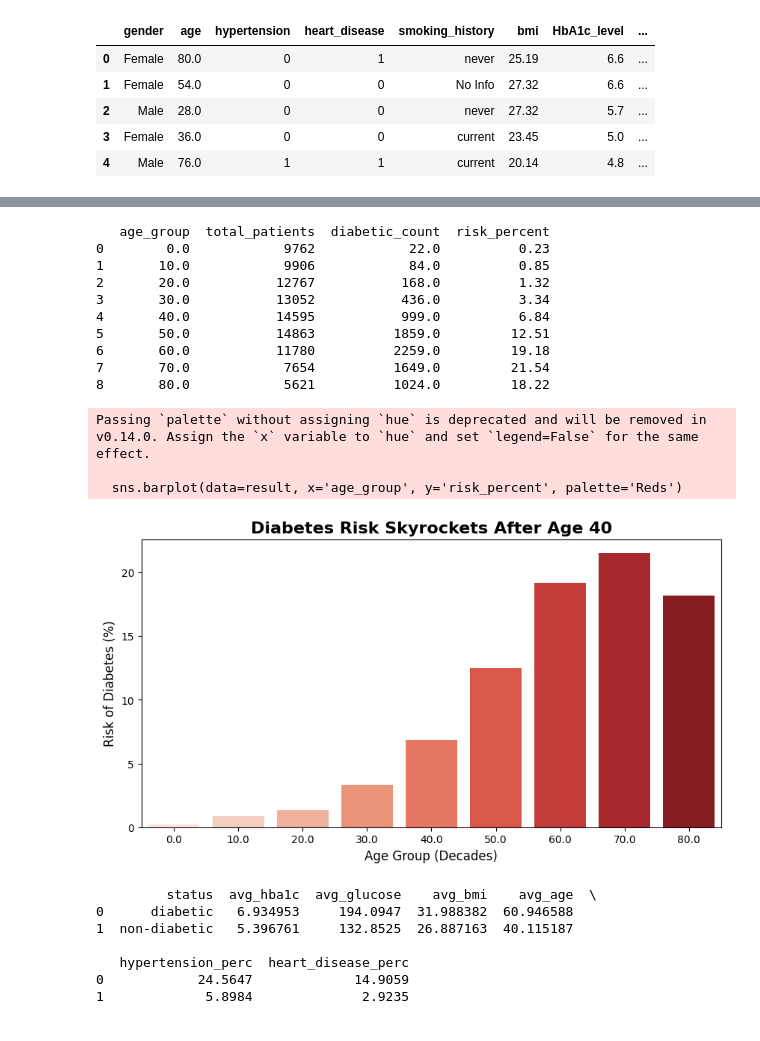
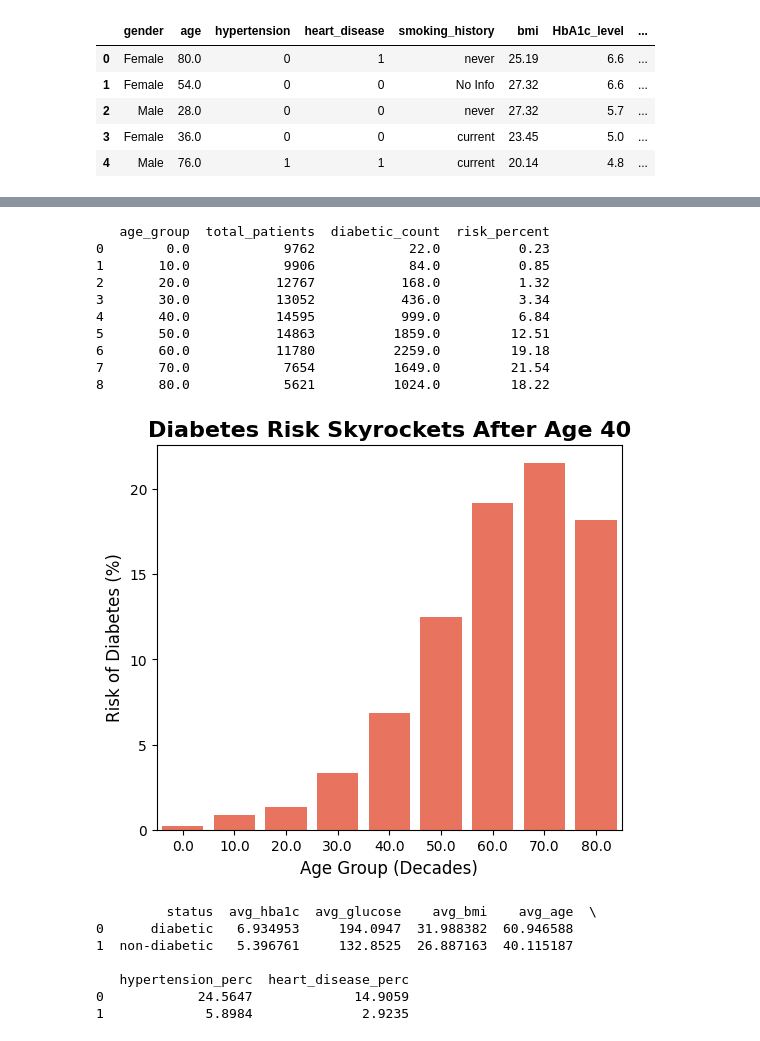
Before and after one commit to kunwarsaurav/disease-prediction-, a Jupyter notebook: eda.ipynb, the cells around one changed output, grey strips where cells are left out. Saved outputs shown, nothing was run; the diff lists cells and outputs as text; code cells hidden in the pictures.

Commit message:
visual going

```diff
--- a/eda.ipynb
+++ b/eda.ipynb
@@ -33,35 +57,32 @@ print(result)
 # %%
 with open('sql/agegroup.sql') as f:
     query= f.read()
 result = pd.read_sql(query, engine)
 
 print(result)
 
 
-# Step 3: Plot
-plt.figure(figsize=(10, 5))
-# We use a barplot. x is the age group, y is the risk percentage.
-sns.barplot(data=result, x='age_group', y='risk_percent', palette='Reds')
+
+plt.figure(figsize=(6, 5))
+
+sns.barplot(data=result, x='age_group', y='risk_percent', color='tomato')
 
 plt.title('Diabetes Risk Skyrockets After Age 40', fontsize=16, fontweight='bold')
 plt.xlabel('Age Group (Decades)', fontsize=12)
 plt.ylabel('Risk of Diabetes (%)', fontsize=12)
 plt.show()
 # %% [output]
    age_group  total_patients  diabetic_count  risk_percent
 0        0.0            9762            22.0          0.23
 1       10.0            9906            84.0          0.85
 2       20.0           12767           168.0          1.32
 3       30.0           13052           436.0          3.34
 4       40.0           14595           999.0          6.84
 5       50.0           14863          1859.0         12.51
 6       60.0           11780          2259.0         19.18
 7       70.0            7654          1649.0         21.54
 8       80.0            5621          1024.0         18.22
-Passing `palette` without assigning `hue` is deprecated and will be removed in v0.14.0. Assign the `x` variable to `hue` and set `legend=False` for the same effect.
-
-  sns.barplot(data=result, x='age_group', y='risk_percent', palette='Reds')
-[figure, old version]
+[figure, new version]
 # %%
 with open('sql/avg clinical metrics.sql') as f:
     query= f.read()
```
Also changed, not shown: parts of 4 cells of this notebook.
